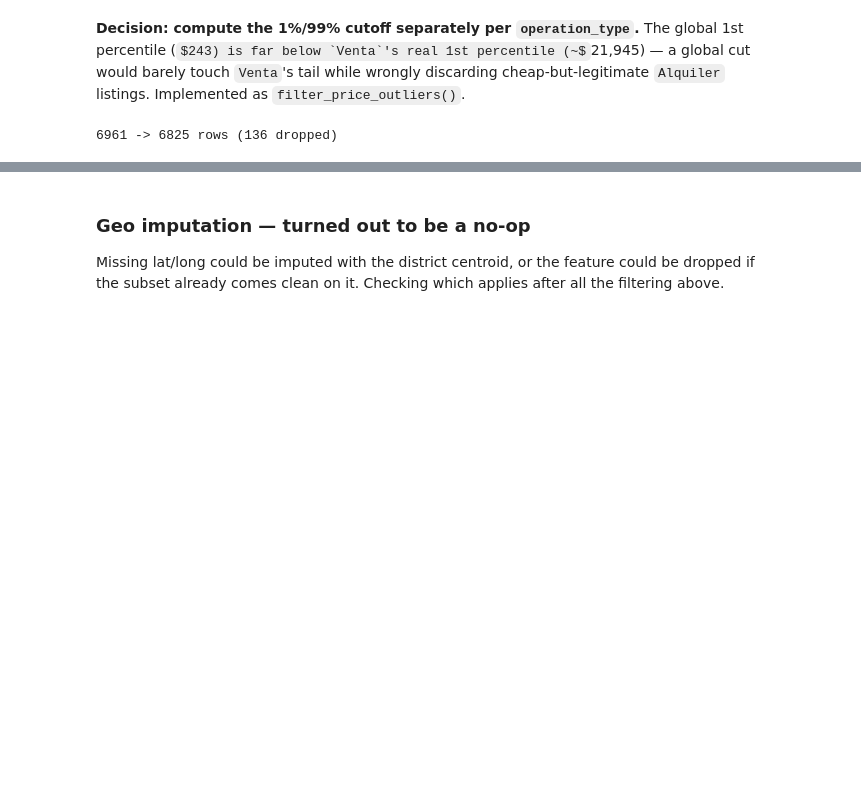
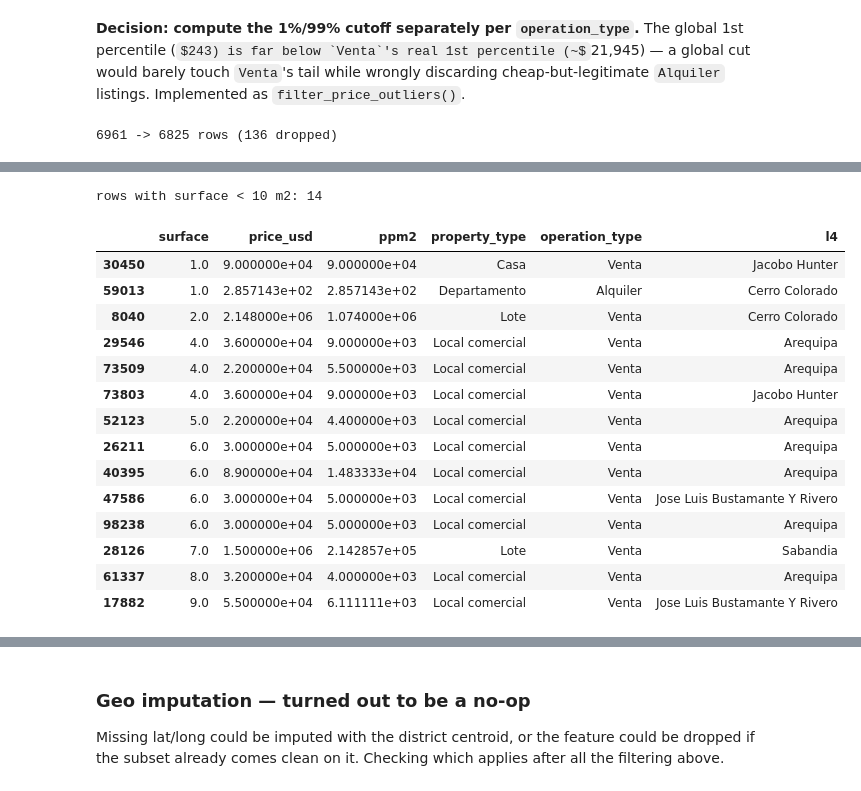
Before and after one commit to AngelJSD/aqp-housing-predictor, a Jupyter notebook: notebooks/01_eda_arequipa.ipynb, the cells around one changed output, grey strips where cells are left out. Drawn from its saved outputs; the diff is of its cells as text; code cells hidden in the pictures; some formulas as TeX source; blank space fills up the shorter version.

```diff
--- a/notebooks/01_eda_arequipa.ipynb
+++ b/notebooks/01_eda_arequipa.ipynb
@@ -313,0 +318,23 @@ print(f"{len(normalized)} -> {len(no_outliers)} rows ({len(normalized) - len(no_
+# %%
+no_outliers = no_outliers.copy()
+no_outliers["ppm2"] = no_outliers["price_usd"] / no_outliers["surface"]
+small = no_outliers[no_outliers["surface"] < 10].sort_values("surface")
+print(f"rows with surface < 10 m2: {len(small)}")
+small[["surface", "price_usd", "ppm2", "property_type", "operation_type", "l4"]]
+# %% [output]
+rows with surface < 10 m2: 14
+|  | surface | price_usd | ppm2 | property_type | operation_type | l4 |
+| 30450 | 1.0 | 9.000000e+04 | 9.000000e+04 | Casa | Venta | Jacobo Hunter |
+| 59013 | 1.0 | 2.857143e+02 | 2.857143e+02 | Departamento | Alquiler | Cerro Colorado |
+| 8040 | 2.0 | 2.148000e+06 | 1.074000e+06 | Lote | Venta | Cerro Colorado |
+| 29546 | 4.0 | 3.600000e+04 | 9.000000e+03 | Local comercial | Venta | Arequipa |
+| 73509 | 4.0 | 2.200000e+04 | 5.500000e+03 | Local comercial | Venta | Arequipa |
+| 73803 | 4.0 | 3.600000e+04 | 9.000000e+03 | Local comercial | Venta | Jacobo Hunter |
+| 52123 | 5.0 | 2.200000e+04 | 4.400000e+03 | Local comercial | Venta | Arequipa |
+| 26211 | 6.0 | 3.000000e+04 | 5.000000e+03 | Local comercial | Venta | Arequipa |
+| 40395 | 6.0 | 8.900000e+04 | 1.483333e+04 | Local comercial | Venta | Arequipa |
+| 47586 | 6.0 | 3.000000e+04 | 5.000000e+03 | Local comercial | Venta | Jose Luis Bustamante Y Rivero |
+| 98238 | 6.0 | 3.000000e+04 | 5.000000e+03 | Local comercial | Venta | Arequipa |
+| 28126 | 7.0 | 1.500000e+06 | 2.142857e+05 | Lote | Venta | Sabandia |
+| 61337 | 8.0 | 3.200000e+04 | 4.000000e+03 | Local comercial | Venta | Arequipa |
+| 17882 | 9.0 | 5.500000e+04 | 6.111111e+03 | Local comercial | Venta | Jose Luis Bustamante Y Rivero |
```
Also changed, not shown: parts of 6 cells of this notebook, 7 other files.
